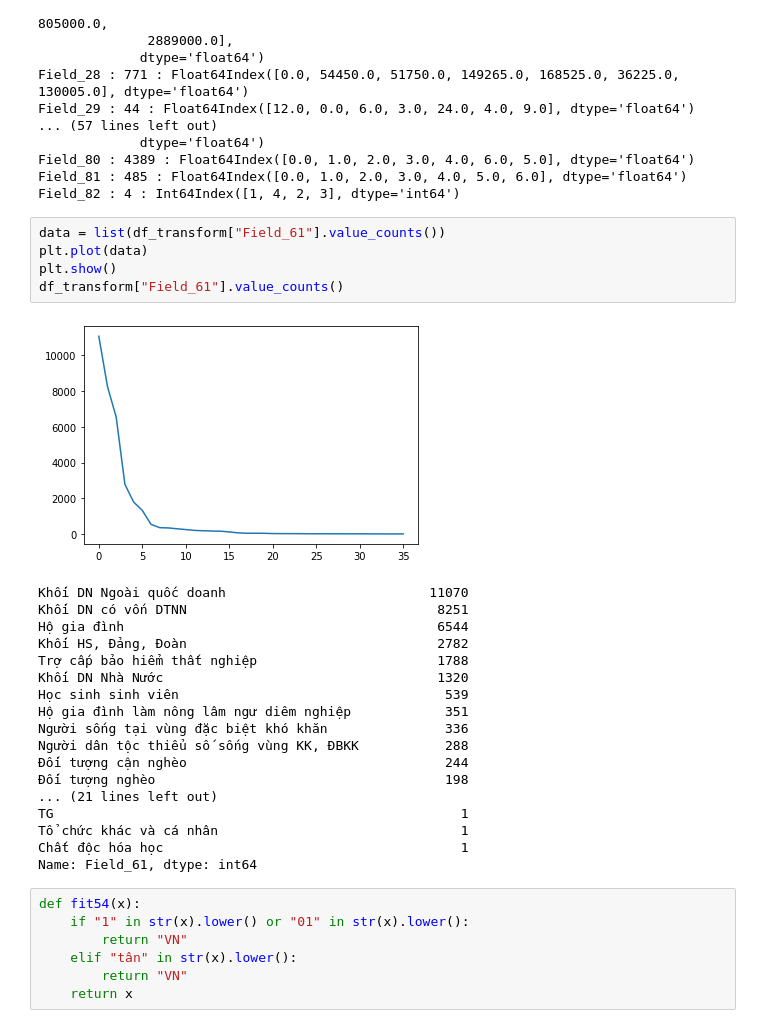
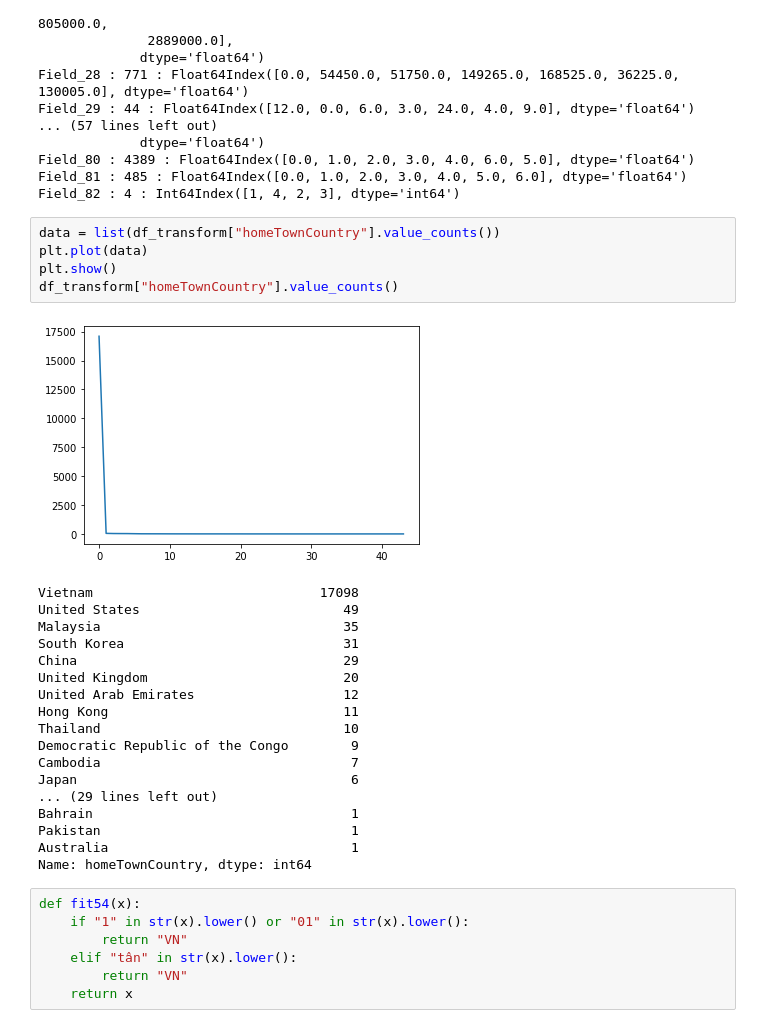
Before and after one commit to Dunghuynh110496/kalapa, a Jupyter notebook: Step_2.ipynb, the cells around one changed output. Cells and saved outputs as stored; diff of their text form.

```diff
--- a/Step_2.ipynb
+++ b/Step_2.ipynb
@@ -84,29 +84,29 @@ Field_80 : 4389 : Float64Index([0.0, 1.0, 2.0, 3.0, 4.0, 6.0, 5.0], dtype='float
 Field_81 : 485 : Float64Index([0.0, 1.0, 2.0, 3.0, 4.0, 5.0, 6.0], dtype='float64')
 Field_82 : 4 : Int64Index([1, 4, 2, 3], dtype='int64')
 # %%
-data = list(df_transform["Field_61"].value_counts())
+data = list(df_transform["homeTownCountry"].value_counts())
 plt.plot(data)
 plt.show()
-df_transform["Field_61"].value_counts()
+df_transform["homeTownCountry"].value_counts()
 # %% [output]
-[figure, old version]
+[figure, new version]
-Khối DN Ngoài quốc doanh                          11070
-Khối DN có vốn DTNN                                8251
-Hộ gia đình                                        6544
-Khối HS, Đảng, Đoàn                                2782
-Trợ cấp bảo hiểm thất nghiệp                       1788
-Khối DN Nhà Nước                                   1320
-Học sinh sinh viên                                  539
-Hộ gia đình làm nông lâm ngư diêm nghiệp            351
-Người sống tại vùng đặc biệt khó khăn               336
-Người dân tộc thiểu số sống vùng KK, ĐBKK           288
-Đối tượng cận nghèo                                 244
-Đối tượng nghèo                                     198
-... (21 lines left out)
-TG                                                    1
-Tổ chức khác và cá nhân                               1
-Chất độc hóa học                                      1
-Name: Field_61, dtype: int64
+Vietnam                             17098
+United States                          49
+Malaysia                               35
+South Korea                            31
+China                                  29
+United Kingdom                         20
+United Arab Emirates                   12
+Hong Kong                              11
+Thailand                               10
+Democratic Republic of the Congo        9
+Cambodia                                7
+Japan                                   6
+... (29 lines left out)
+Bahrain                                 1
+Pakistan                                1
+Australia                               1
+Name: homeTownCountry, dtype: int64
 # %%
 def fit54(x):
     if "1" in str(x).lower() or "01" in str(x).lower():
```
Also changed, not shown: parts of 8 cells of this notebook.
